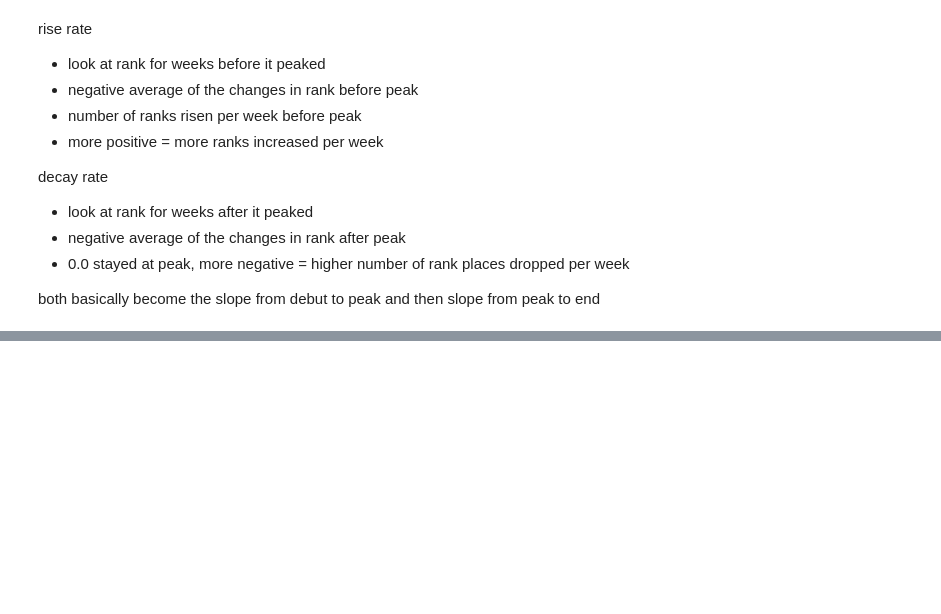
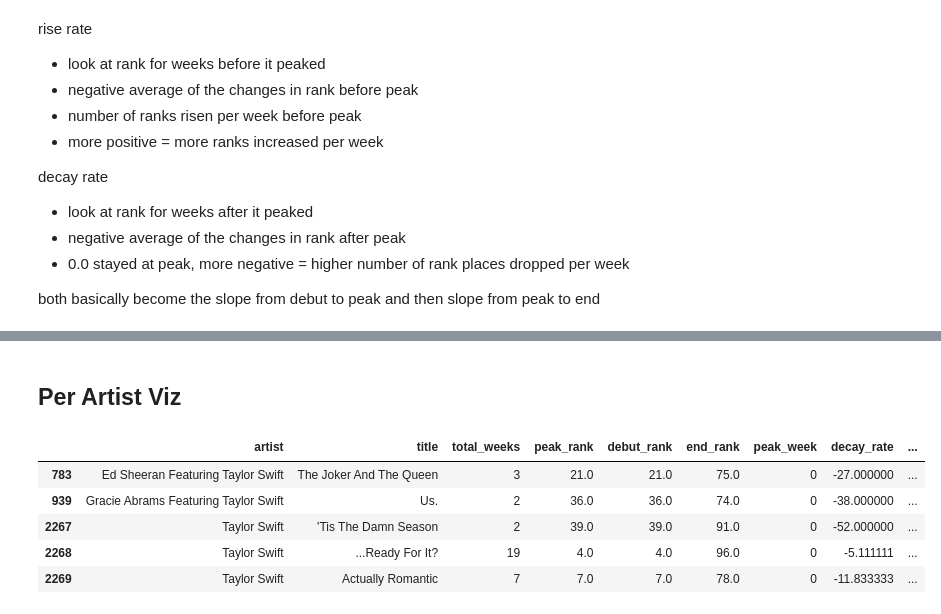
Before and after one commit to rvt9bx/dsan5200-project, a Jupyter notebook: scripts/viz.ipynb, the cells around one changed output, grey strips where cells are left out. Drawn from its saved outputs; the diff is of its cells as text; code cells hidden in the pictures; blank space fills up the shorter version.

```diff
--- a/scripts/viz.ipynb
+++ b/scripts/viz.ipynb
@@ -530,0 +549,4 @@ artist_decay_mean.loc[artist_decay_mean['num_songs']>=5].head(20)
+# %% [markdown]
+## Per Artist Viz
+# %%
+artists = ['Taylor Swift', 'Bad Bunny', 'Shawn Mendes', 'Luke Combs', 'Shaboozey']
@@ -530,0 +569,15 @@ artist_decay_mean.loc[artist_decay_mean['num_songs']>=5].head(20)
+# %%
+# get both rise and decay for violin plot
+both_df = decay_df.merge(rise_df, on=['artist','title', 'total_weeks','peak_rank','debut_rank','peak_week'], how='outer')
+both_df['artist_list'] = both_df['artist_list_x']
+both_df.drop(columns=['artist_list_x','artist_list_y'], inplace=True)
+both_df = both_df.explode('artist_list')
+violin_df = both_df.loc[both_df['artist_list']==artist]
+violin_df.head()
+# %% [output]
+|  | artist | title | total_weeks | peak_rank | debut_rank | end_rank | peak_week | decay_rate | ... |
+| 783 | Ed Sheeran Featuring Taylor Swift | The Joker And The Queen | 3 | 21.0 | 21.0 | 75.0 | 0 | -27.000000 | ... |
+| 939 | Gracie Abrams Featuring Taylor Swift | Us. | 2 | 36.0 | 36.0 | 74.0 | 0 | -38.000000 | ... |
+| 2267 | Taylor Swift | 'Tis The Damn Season | 2 | 39.0 | 39.0 | 91.0 | 0 | -52.000000 | ... |
+| 2268 | Taylor Swift | ...Ready For It? | 19 | 4.0 | 4.0 | 96.0 | 0 | -5.111111 | ... |
+| 2269 | Taylor Swift | Actually Romantic | 7 | 7.0 | 7.0 | 78.0 | 0 | -11.833333 | ... |
```
Also changed, not shown: parts of 31 cells of this notebook, 26 other files.
